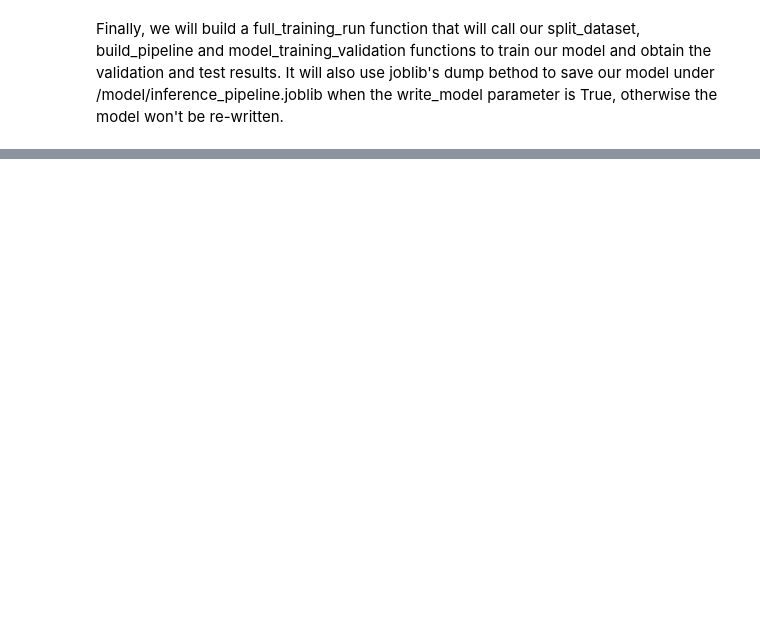
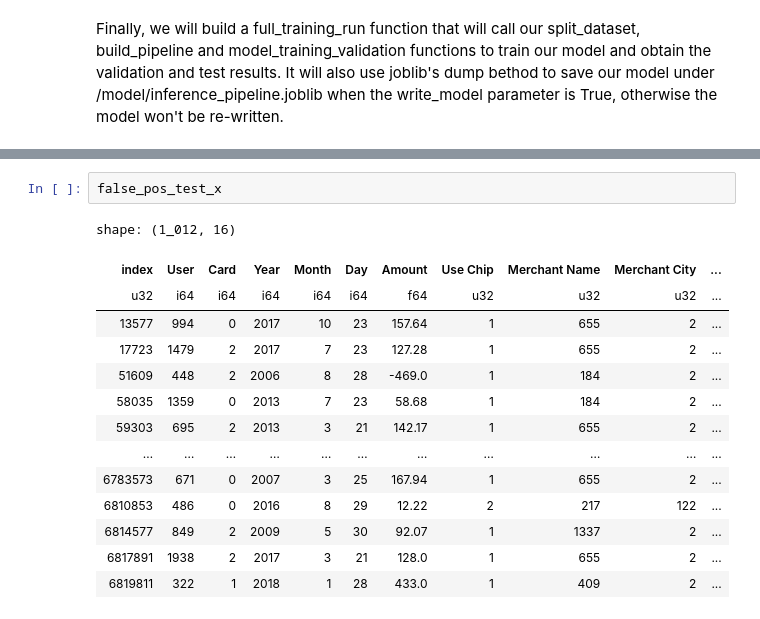
Before and after one commit to Underdoge/fraud-detection, a Jupyter notebook: notebooks/fraud_detection.ipynb, the cells around one changed output, grey strips where cells are left out. Cells and saved outputs as stored; diff of their text form; blank space fills up the shorter version.

```diff
--- a/notebooks/fraud_detection.ipynb
+++ b/notebooks/fraud_detection.ipynb
@@ -882,0 +1005,17 @@ Pipeline(steps=[('feature_engineering',
+# %%
+false_pos_test_x
+# %% [output]
+shape: (1_012, 16)
+| index | User | Card | Year | Month | Day | Amount | Use Chip | Merchant Name | Merchant City | ... |
+| u32 | i64 | i64 | i64 | i64 | i64 | f64 | u32 | u32 | u32 | ... |
+| 13577 | 994 | 0 | 2017 | 10 | 23 | 157.64 | 1 | 655 | 2 | ... |
+| 17723 | 1479 | 2 | 2017 | 7 | 23 | 127.28 | 1 | 655 | 2 | ... |
+| 51609 | 448 | 2 | 2006 | 8 | 28 | -469.0 | 1 | 184 | 2 | ... |
+| 58035 | 1359 | 0 | 2013 | 7 | 23 | 58.68 | 1 | 184 | 2 | ... |
+| 59303 | 695 | 2 | 2013 | 3 | 21 | 142.17 | 1 | 655 | 2 | ... |
+| … | … | … | … | … | … | … | … | … | … | ... |
+| 6783573 | 671 | 0 | 2007 | 3 | 25 | 167.94 | 1 | 655 | 2 | ... |
+| 6810853 | 486 | 0 | 2016 | 8 | 29 | 12.22 | 2 | 217 | 122 | ... |
+| 6814577 | 849 | 2 | 2009 | 5 | 30 | 92.07 | 1 | 1337 | 2 | ... |
+| 6817891 | 1938 | 2 | 2017 | 3 | 21 | 128.0 | 1 | 655 | 2 | ... |
+| 6819811 | 322 | 1 | 2018 | 1 | 28 | 433.0 | 1 | 409 | 2 | ... |
```
Also changed, not shown: parts of 20 cells of this notebook, 5 other files.
